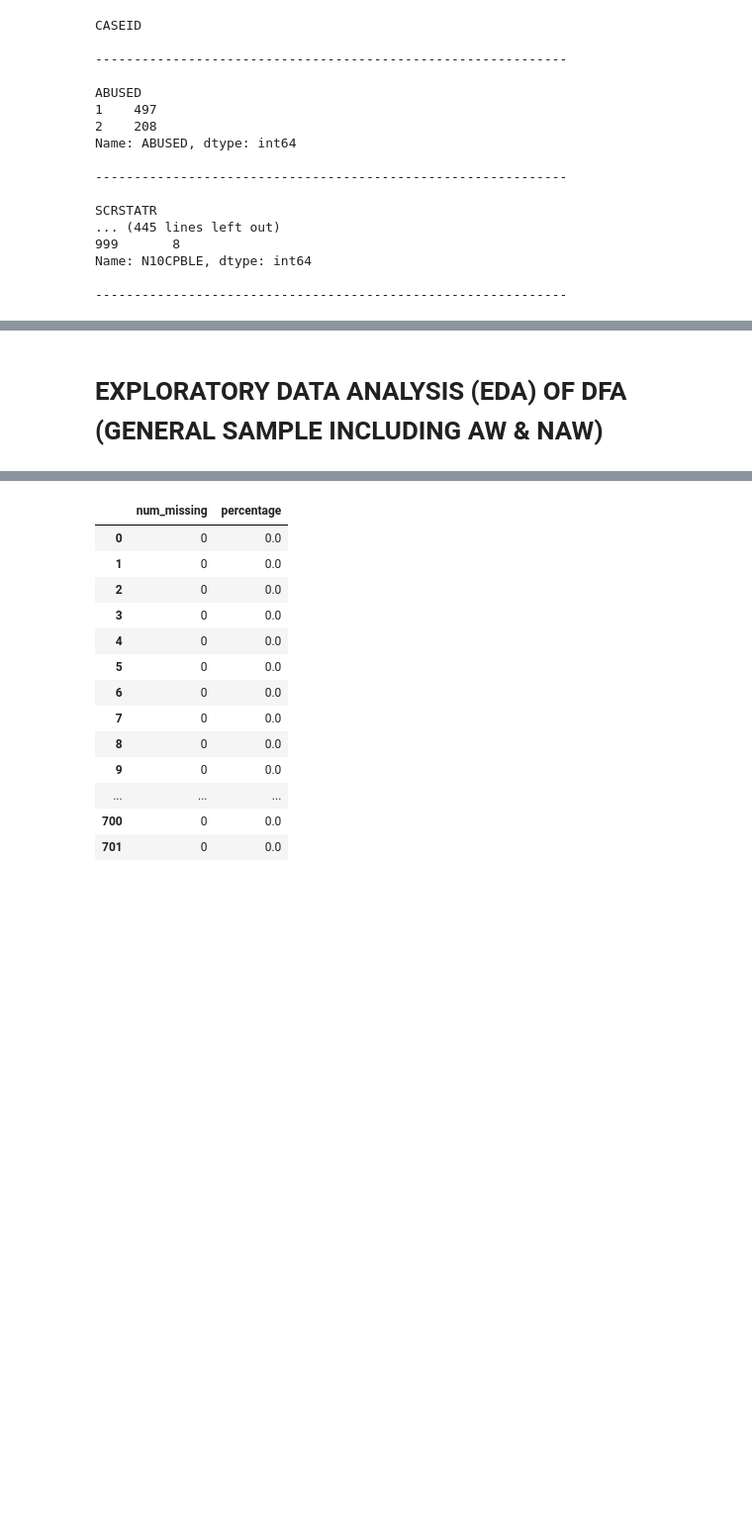
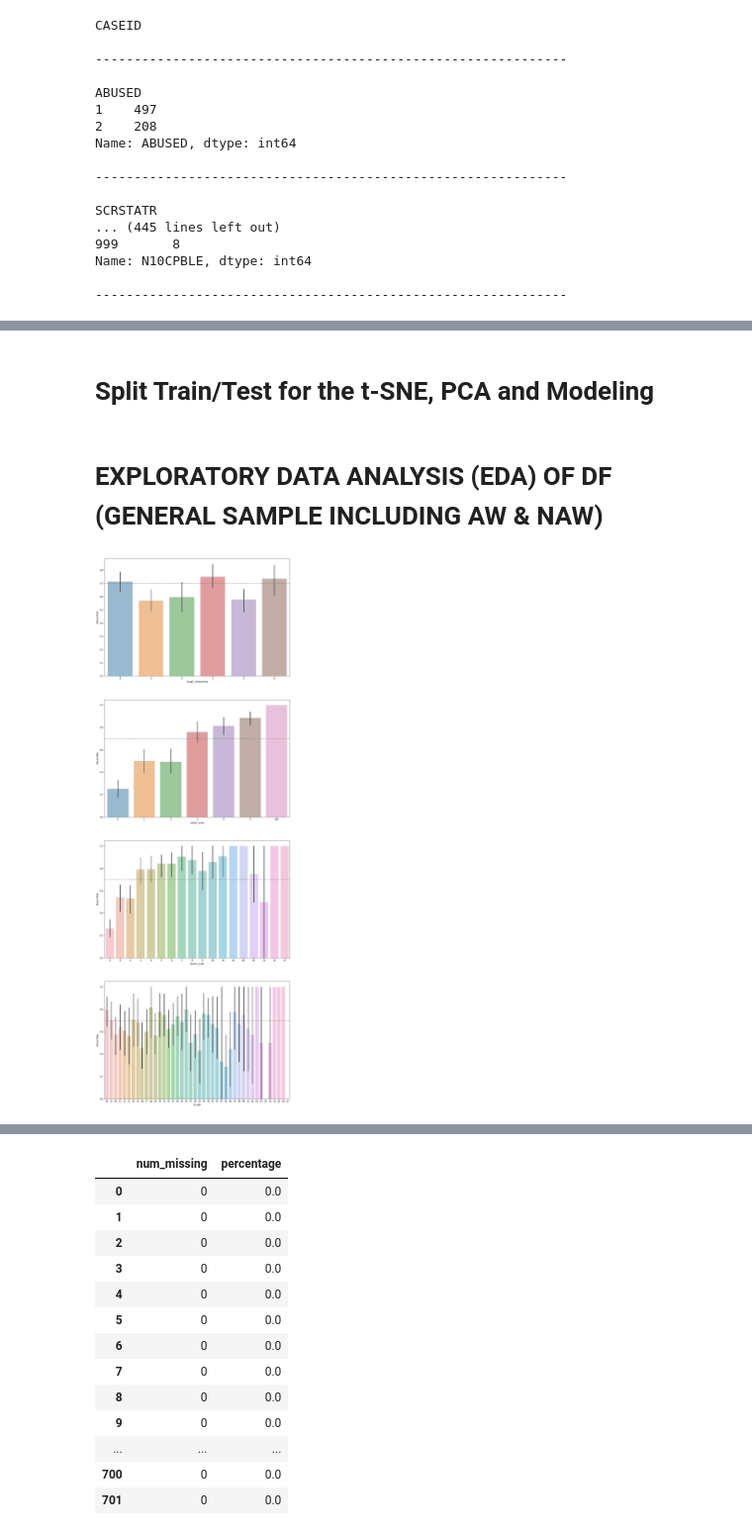
Before and after one commit to codeup-capstone-one/domestic-violence, a Jupyter notebook: jesse_dvproject.ipynb, the cells around one changed output, grey strips where cells are left out. Shown at 99% size. Cells and saved outputs as stored; diff of their text form; code cells hidden in the pictures; blank space fills up the shorter version.

```diff
--- a/jesse_dvproject.ipynb
+++ b/jesse_dvproject.ipynb
@@ -205,0 +290,3 @@ Name: capable_murder, dtype: int64
+# %%
+# add the continuous variables into their own list
+continuous_vars = ['length_relationship', 'power_scale', 'harass_scale', 'id_age']
@@ -205,0 +336,5 @@ Name: capable_murder, dtype: int64
+# %% [markdown]
+# Split Train/Test for the t-SNE, PCA and Modeling
+# %%
+# split train and test
+train_df, test_df = train_test_split(df, test_size=.15, random_state=123, stratify=df[['abuse_status']])
@@ -206,2 +345,13 @@ Name: capable_murder, dtype: int64
 # %% [markdown]
-# EXPLORATORY DATA ANALYSIS (EDA) OF DFA (GENERAL SAMPLE INCLUDING AW & NAW)
+# EXPLORATORY DATA ANALYSIS (EDA) OF DF (GENERAL SAMPLE INCLUDING AW & NAW)
+# %%
+_, ax = plt.subplots(nrows=4, ncols=1, figsize=(15, 45))
+
+abuse_rate = train_df.abuse_past_year.mean()
+
+for i, feature in enumerate(continuous_vars):
+    sns.barplot(feature, 'abuse_status', data=train_df, ax=ax[i], alpha=.5)
+    ax[i].set_ylabel('Abuse Rate')
+    ax[i].axhline(abuse_rate, ls='--', color='grey')
+# %% [output]
+[figure, added]
```
Also changed, not shown: parts of 83 cells of this notebook.
